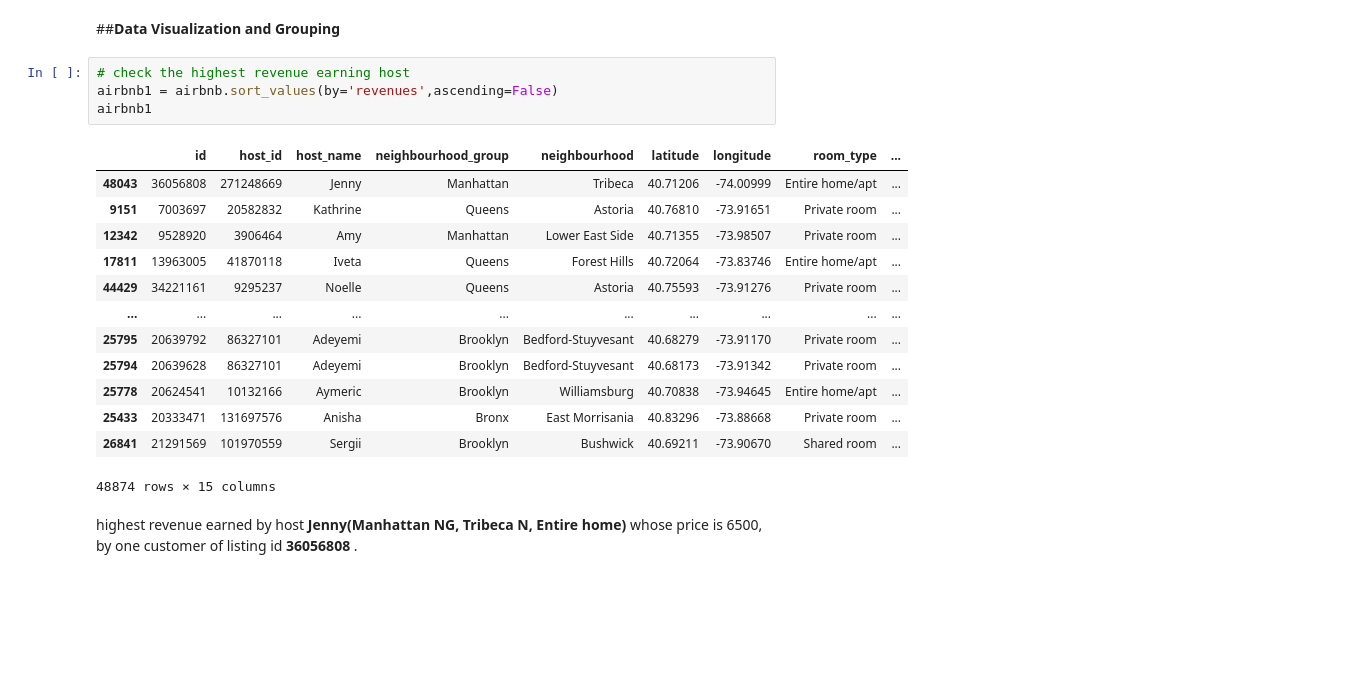
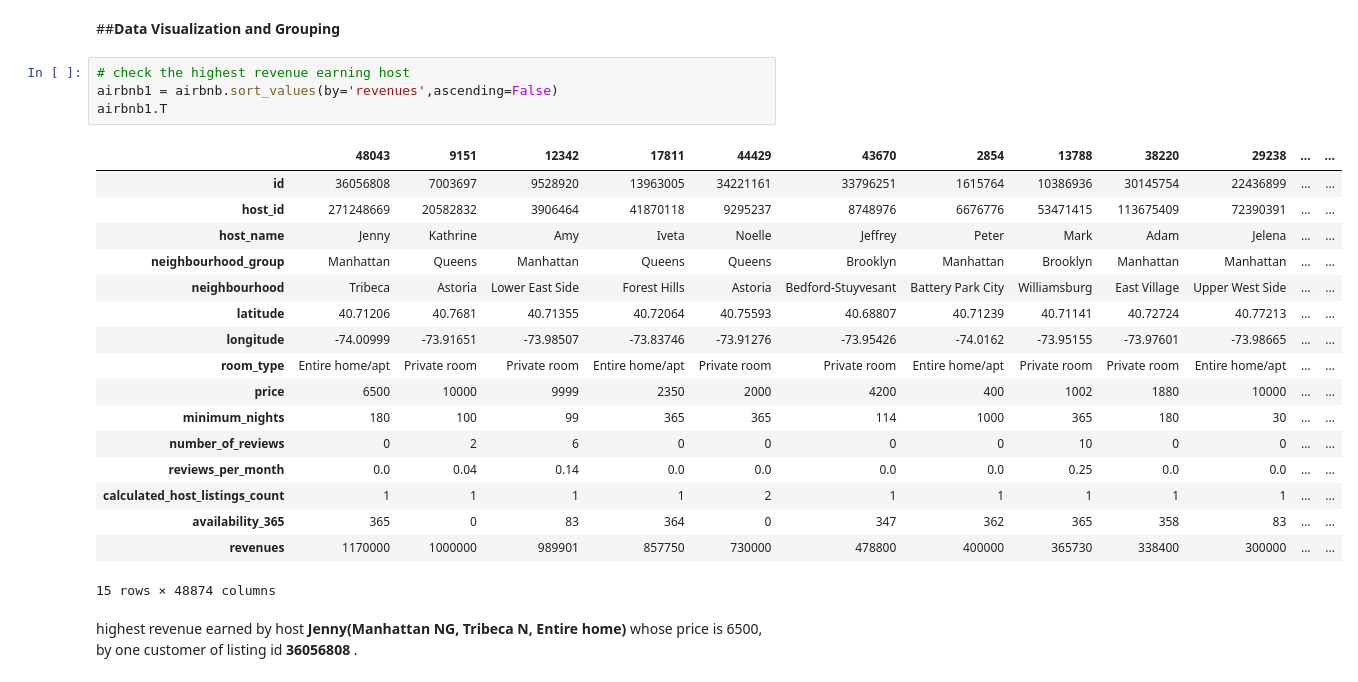
Before and after one commit to baradmukta/Airbnb-Booking-Analysis, a Jupyter notebook: eda_capstone_project_final.ipynb, the cells around one changed output. Drawn from its saved outputs; the diff is of its cells as text; blank space fills up the shorter version.

```diff
--- a/eda_capstone_project_final.ipynb
+++ b/eda_capstone_project_final.ipynb
@@ -402,21 +388,25 @@ dtype: int64
 # %%
 # check the highest revenue earning host
 airbnb1 = airbnb.sort_values(by='revenues',ascending=False)
-airbnb1
+airbnb1.T
 # %% [output]
-|  | id | host_id | host_name | neighbourhood_group | neighbourhood | latitude | longitude | room_type | ... |
-| 48043 | 36056808 | 271248669 | Jenny | Manhattan | Tribeca | 40.71206 | -74.00999 | Entire home/apt | ... |
-| 9151 | 7003697 | 20582832 | Kathrine | Queens | Astoria | 40.76810 | -73.91651 | Private room | ... |
-| 12342 | 9528920 | 3906464 | Amy | Manhattan | Lower East Side | 40.71355 | -73.98507 | Private room | ... |
-| 17811 | 13963005 | 41870118 | Iveta | Queens | Forest Hills | 40.72064 | -73.83746 | Entire home/apt | ... |
-| 44429 | 34221161 | 9295237 | Noelle | Queens | Astoria | 40.75593 | -73.91276 | Private room | ... |
-| ... | ... | ... | ... | ... | ... | ... | ... | ... | ... |
-| 25795 | 20639792 | 86327101 | Adeyemi | Brooklyn | Bedford-Stuyvesant | 40.68279 | -73.91170 | Private room | ... |
-| 25794 | 20639628 | 86327101 | Adeyemi | Brooklyn | Bedford-Stuyvesant | 40.68173 | -73.91342 | Private room | ... |
-| 25778 | 20624541 | 10132166 | Aymeric | Brooklyn | Williamsburg | 40.70838 | -73.94645 | Entire home/apt | ... |
-| 25433 | 20333471 | 131697576 | Anisha | Bronx | East Morrisania | 40.83296 | -73.88668 | Private room | ... |
-| 26841 | 21291569 | 101970559 | Sergii | Brooklyn | Bushwick | 40.69211 | -73.90670 | Shared room | ... |
+|  | 48043 | 9151 | 12342 | 17811 | 44429 | 43670 | 2854 | 13788 | 38220 | 29238 | ... | ... |
+| id | 36056808 | 7003697 | 9528920 | 13963005 | 34221161 | 33796251 | 1615764 | 10386936 | 30145754 | 22436899 | ... | ... |
+| host_id | 271248669 | 20582832 | 3906464 | 41870118 | 9295237 | 8748976 | 6676776 | 53471415 | 113675409 | 72390391 | ... | ... |
+| host_name | Jenny | Kathrine | Amy | Iveta | Noelle | Jeffrey | Peter | Mark | Adam | Jelena | ... | ... |
+| neighbourhood_group | Manhattan | Queens | Manhattan | Queens | Queens | Brooklyn | Manhattan | Brooklyn | Manhattan | Manhattan | ... | ... |
+| neighbourhood | Tribeca | Astoria | Lower East Side | Forest Hills | Astoria | Bedford-Stuyvesant | Battery Park City | Williamsburg | East Village | Upper West Side | ... | ... |
+| latitude | 40.71206 | 40.7681 | 40.71355 | 40.72064 | 40.75593 | 40.68807 | 40.71239 | 40.71141 | 40.72724 | 40.77213 | ... | ... |
+| longitude | -74.00999 | -73.91651 | -73.98507 | -73.83746 | -73.91276 | -73.95426 | -74.0162 | -73.95155 | -73.97601 | -73.98665 | ... | ... |
+| room_type | Entire home/apt | Private room | Private room | Entire home/apt | Private room | Private room | Entire home/apt | Private room | Private room | Entire home/apt | ... | ... |
+| price | 6500 | 10000 | 9999 | 2350 | 2000 | 4200 | 400 | 1002 | 1880 | 10000 | ... | ... |
+| minimum_nights | 180 | 100 | 99 | 365 | 365 | 114 | 1000 | 365 | 180 | 30 | ... | ... |
+| number_of_reviews | 0 | 2 | 6 | 0 | 0 | 0 | 0 | 10 | 0 | 0 | ... | ... |
+| reviews_per_month | 0.0 | 0.04 | 0.14 | 0.0 | 0.0 | 0.0 | 0.0 | 0.25 | 0.0 | 0.0 | ... | ... |
+| calculated_host_listings_count | 1 | 1 | 1 | 1 | 2 | 1 | 1 | 1 | 1 | 1 | ... | ... |
+| availability_365 | 365 | 0 | 83 | 364 | 0 | 347 | 362 | 365 | 358 | 83 | ... | ... |
+| revenues | 1170000 | 1000000 | 989901 | 857750 | 730000 | 478800 | 400000 | 365730 | 338400 | 300000 | ... | ... |
-48874 rows × 15 columns
+15 rows × 48874 columns
 # %% [markdown]
 highest revenue earned by host **Jenny(Manhattan NG, Tribeca N, Entire home)** whose price is 6500, by one customer of listing id **36056808** .
 # %%
```
Also changed, not shown: parts of 42 cells of this notebook.
